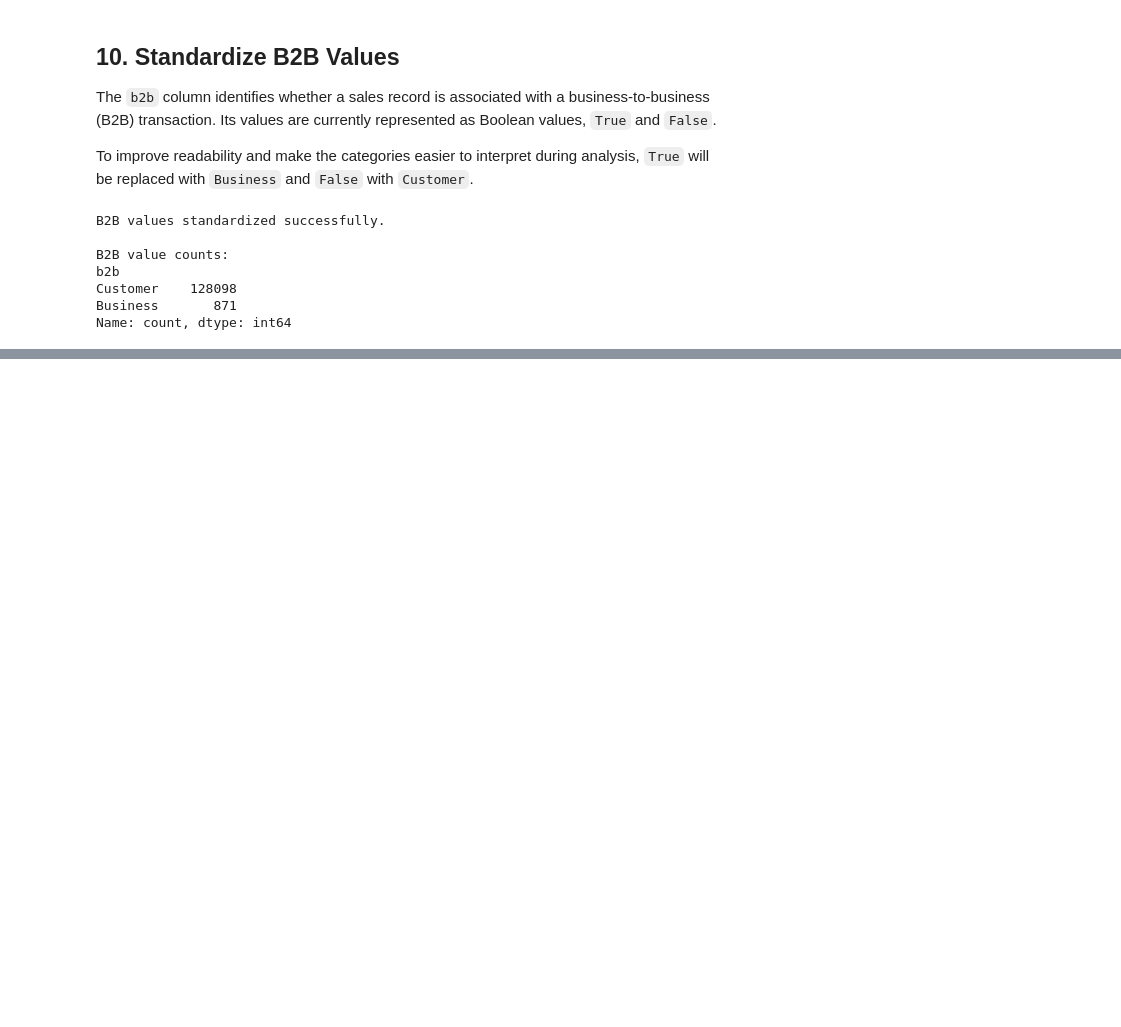
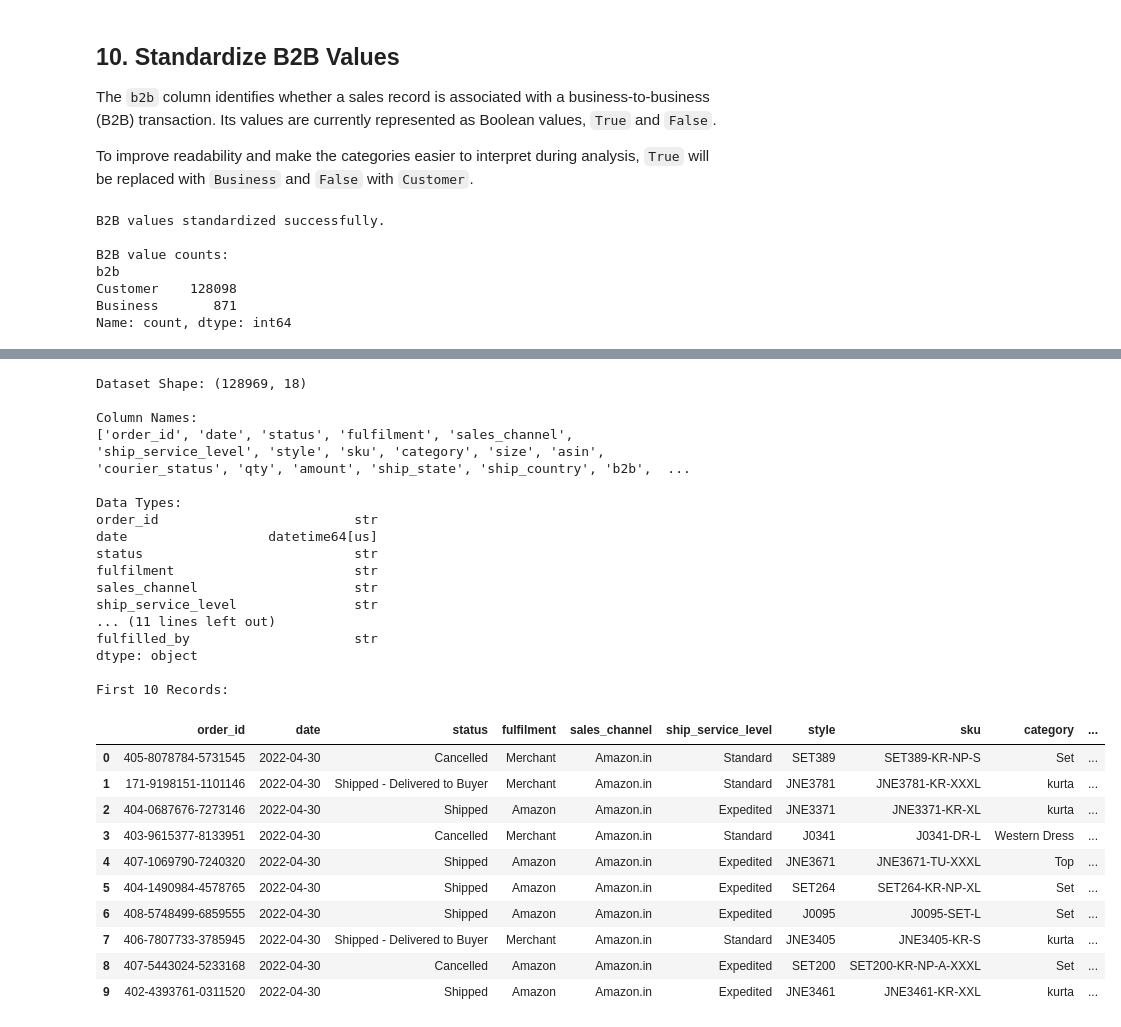
Before and after one commit to Prayasit/retailpulse-sales-analytics, a Jupyter notebook: notebooks/03_data_cleaning.ipynb, the cells around one changed output, grey strips where cells are left out. Drawn from its saved outputs; the diff is of its cells as text; code cells hidden in the pictures; blank space fills up the shorter version.

Commit message:
Cleaning process is completed.

```diff
--- a/notebooks/03_data_cleaning.ipynb
+++ b/notebooks/03_data_cleaning.ipynb
@@ -218,6 +218,8 @@ amount
 1244.0       1
 639.0        1
 Name: count, Length: 1411, dtype: int64
+# %%
+df_cleaned["amount"] = pd.to_numeric(df_cleaned["amount"])
 # %% [markdown]
 ## 8. Handle Missing Shipping Country Values
 
@@ -225,7 +227,7 @@ The `ship_country` column identifies the destination country for each sales reco
 
 Since the available records consistently identify India as the shipping country, missing values will be replaced with `IN` to maintain consistency in the dataset.
 # %%
-df_cleaned["ship_country"] = df_cleaned["ship_country"].fillna("0")
+df_cleaned["ship_country"] = df_cleaned["ship_country"].fillna("IN")
 
 print(f"Missing values after cleaning: {df_cleaned["ship_country"].isna().sum()}")
 print("\nShipping Country value counts:")
@@ -279,0 +325,22 @@ Name: count, dtype: int64
+# %%
+state_variants = {
+    "ARUNACHAL PRADESH": "ARUNACHAL PRADESH",
+    "AR": "ARUNACHAL PRADESH",
+    "DELHI": "DELHI",
+    "NEW DELHI": "DELHI",
+    "NAGALAND": "NAGALAND",
+    "NL": "NAGALAND",
+    "ODISHA": "ODISHA",
+    "ORISSA": "ODISHA",
+    "PUDUCHERRY": "PUDUCHERRY",
+    "PONDICHERRY": "PUDUCHERRY",
+    "PUNJAB": "PUNJAB",
+    "PB": "PUNJAB",
+    "PUNJAB/MOHALI/ZIRAKPUR": "PUNJAB",
+    "RAJASTHAN": "RAJASTHAN",
+    "RAJSHTHAN": "RAJASTHAN",
+    "RAJSTHAN": "RAJASTHAN",
+    "RJ": "RAJASTHAN"
+}
+
+state_variants
@@ -279,0 +365,8 @@ Name: count, dtype: int64
+# %%
+df_cleaned["ship_state"] = df_cleaned["ship_state"].replace(state_variants)
+
+print("State variants merged successfully.")
+print(f"Unique state values after cleaning: {df_cleaned['ship_state'].nunique()}")
+
+print("\nUpdated state value counts:")
+df_cleaned["ship_state"].value_counts().sort_index()
@@ -279,0 +413,40 @@ Name: count, dtype: int64
+# %%
+print("Dataset Shape:", df_cleaned.shape)
+
+print("\nColumn Names:")
+print(df_cleaned.columns.to_list())
+
+print("\nData Types:")
+print(df_cleaned.dtypes)
+
+print("\nFirst 10 Records:")
+display(df_cleaned.head(10))
+# %% [output]
+Dataset Shape: (128969, 18)
+
+Column Names:
+['order_id', 'date', 'status', 'fulfilment', 'sales_channel', 'ship_service_level', 'style', 'sku', 'category', 'size', 'asin', 'courier_status', 'qty', 'amount', 'ship_state', 'ship_country', 'b2b',  ...
+
+Data Types:
+order_id                         str
+date                  datetime64[us]
+status                           str
+fulfilment                       str
+sales_channel                    str
+ship_service_level               str
+... (11 lines left out)
+fulfilled_by                     str
+dtype: object
+
+First 10 Records:
+|  | order_id | date | status | fulfilment | sales_channel | ship_service_level | style | sku | category | ... |
+| 0 | 405-8078784-5731545 | 2022-04-30 | Cancelled | Merchant | Amazon.in | Standard | SET389 | SET389-KR-NP-S | Set | ... |
+| 1 | 171-9198151-1101146 | 2022-04-30 | Shipped - Delivered to Buyer | Merchant | Amazon.in | Standard | JNE3781 | JNE3781-KR-XXXL | kurta | ... |
+| 2 | 404-0687676-7273146 | 2022-04-30 | Shipped | Amazon | Amazon.in | Expedited | JNE3371 | JNE3371-KR-XL | kurta | ... |
+| 3 | 403-9615377-8133951 | 2022-04-30 | Cancelled | Merchant | Amazon.in | Standard | J0341 | J0341-DR-L | Western Dress | ... |
+| 4 | 407-1069790-7240320 | 2022-04-30 | Shipped | Amazon | Amazon.in | Expedited | JNE3671 | JNE3671-TU-XXXL | Top | ... |
+| 5 | 404-1490984-4578765 | 2022-04-30 | Shipped | Amazon | Amazon.in | Expedited | SET264 | SET264-KR-NP-XL | Set | ... |
+| 6 | 408-5748499-6859555 | 2022-04-30 | Shipped | Amazon | Amazon.in | Expedited | J0095 | J0095-SET-L | Set | ... |
+| 7 | 406-7807733-3785945 | 2022-04-30 | Shipped - Delivered to Buyer | Merchant | Amazon.in | Standard | JNE3405 | JNE3405-KR-S | kurta | ... |
+| 8 | 407-5443024-5233168 | 2022-04-30 | Cancelled | Amazon | Amazon.in | Expedited | SET200 | SET200-KR-NP-A-XXXL | Set | ... |
+| 9 | 402-4393761-0311520 | 2022-04-30 | Shipped | Amazon | Amazon.in | Expedited | JNE3461 | JNE3461-KR-XXL | kurta | ... |
```
Also changed, not shown: parts of 18 cells of this notebook, 3 other files.
